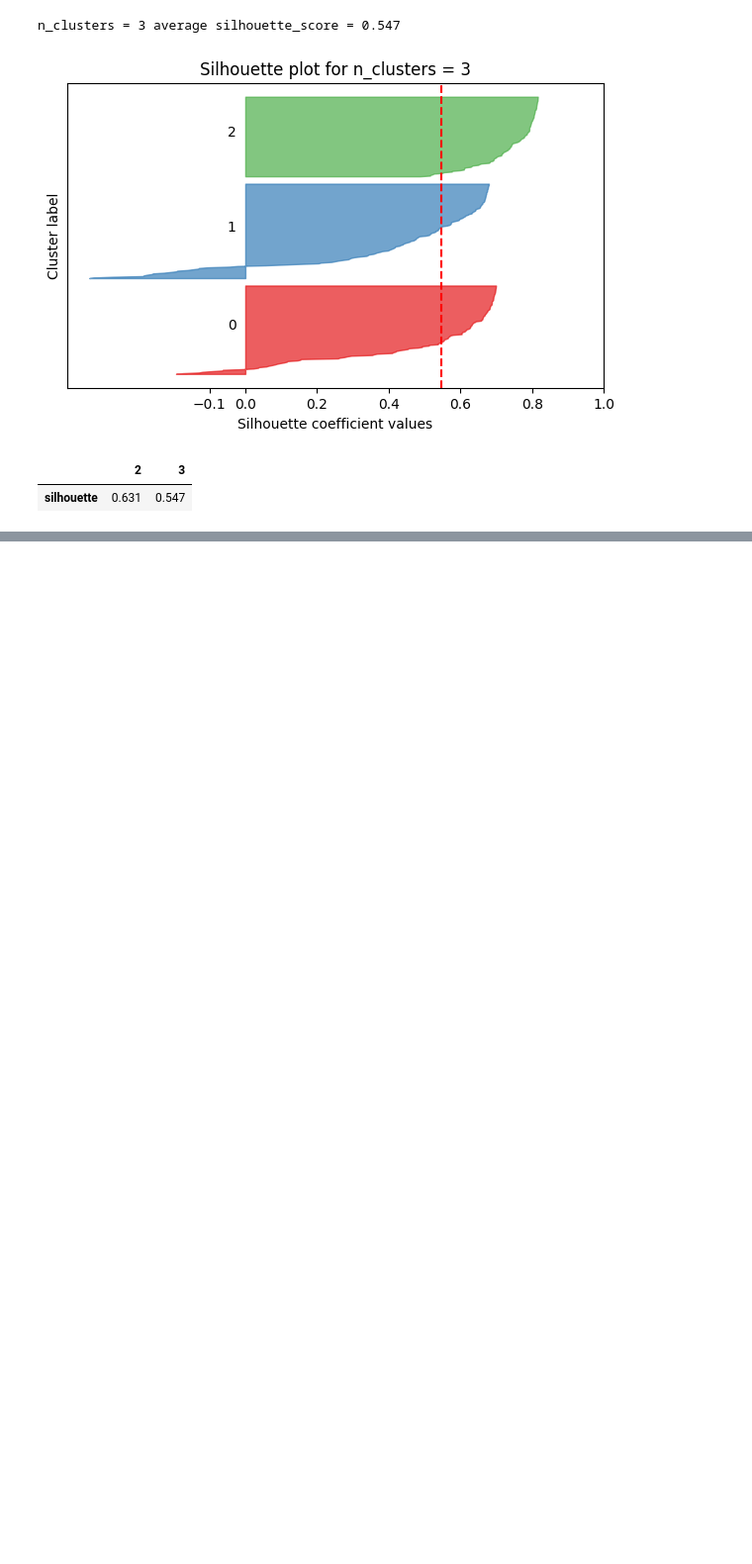
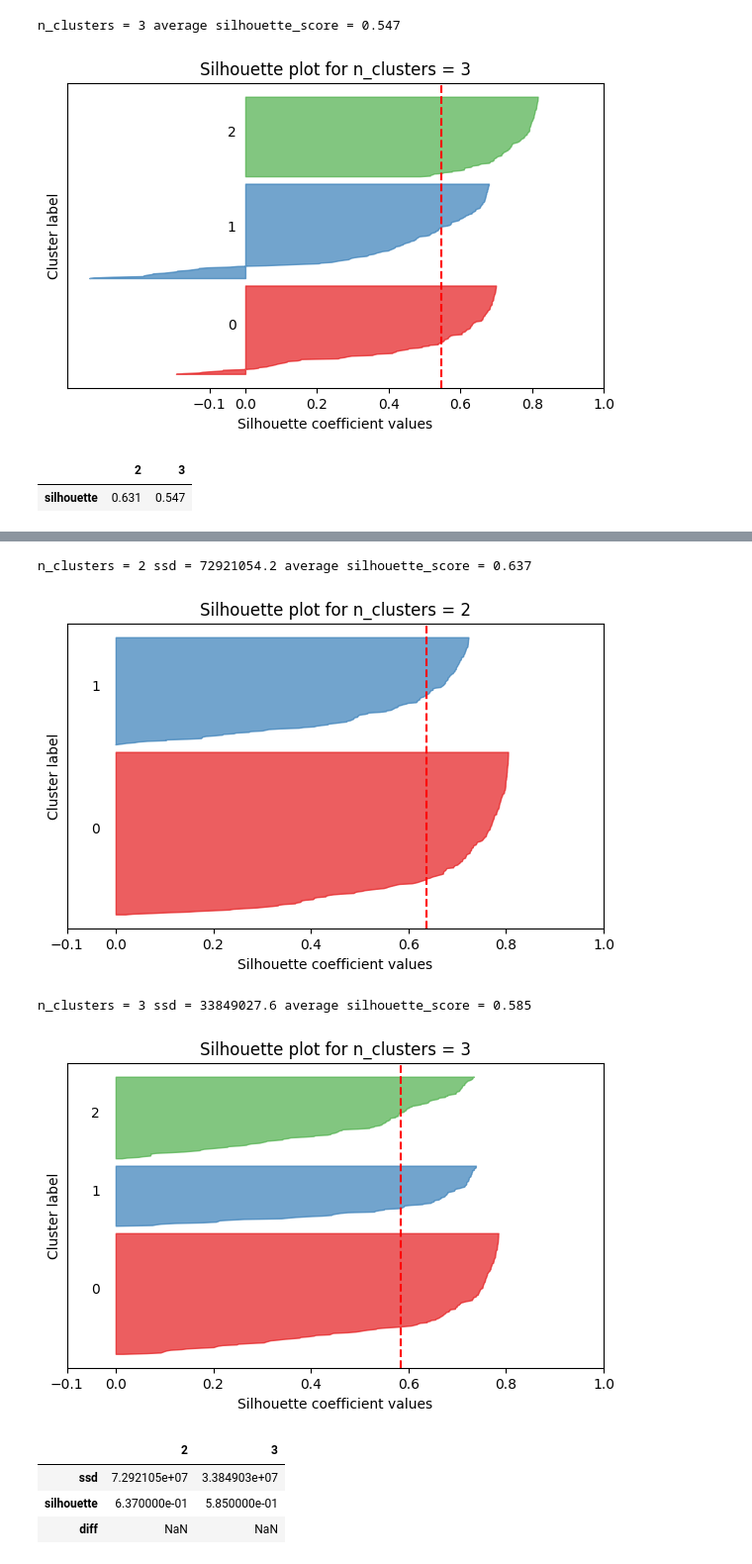
Before and after one commit to Familenko/cluster_tool, a Jupyter notebook: test_notebook.ipynb, the cells around one changed output, grey strips where cells are left out. Shown at 99% size. Saved outputs shown, nothing was run; the diff lists cells and outputs as text; code cells hidden in the pictures; blank space fills up the shorter version.

```diff
--- a/test_notebook.ipynb
+++ b/test_notebook.ipynb
@@ -64,0 +73,11 @@ n_clusters = 3 average silhouette_score = 0.547
+# %%
+db.kmean_knife(2,4)
+# %% [output]
+n_clusters = 2 ssd = 72921054.2 average silhouette_score = 0.637
+[figure, added]
+n_clusters = 3 ssd = 33849027.6 average silhouette_score = 0.585
+[figure, added]
+|  | 2 | 3 |
+| ssd | 7.292105e+07 | 3.384903e+07 |
+| silhouette | 6.370000e-01 | 5.850000e-01 |
+| diff | NaN | NaN |
```
Also changed, not shown: parts of 2 cells of this notebook, 4 other files.
